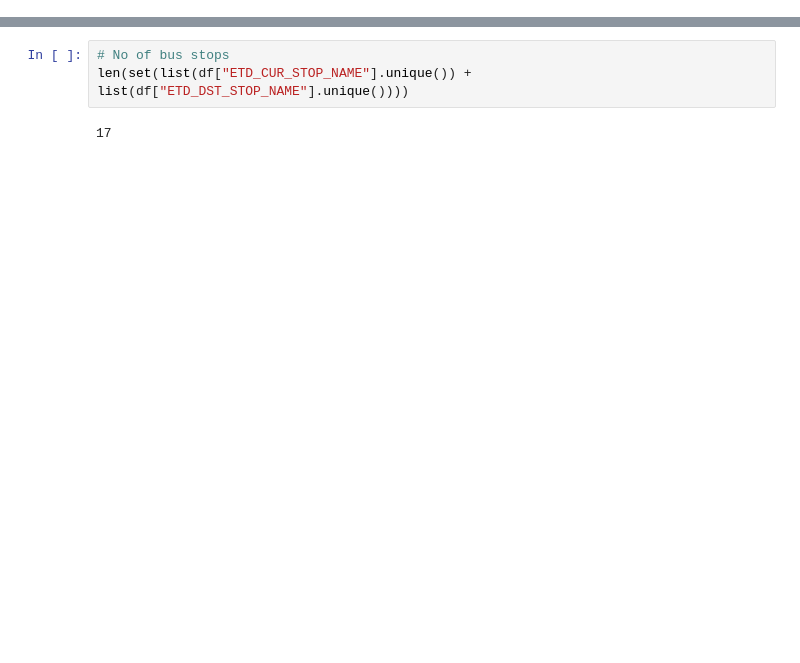
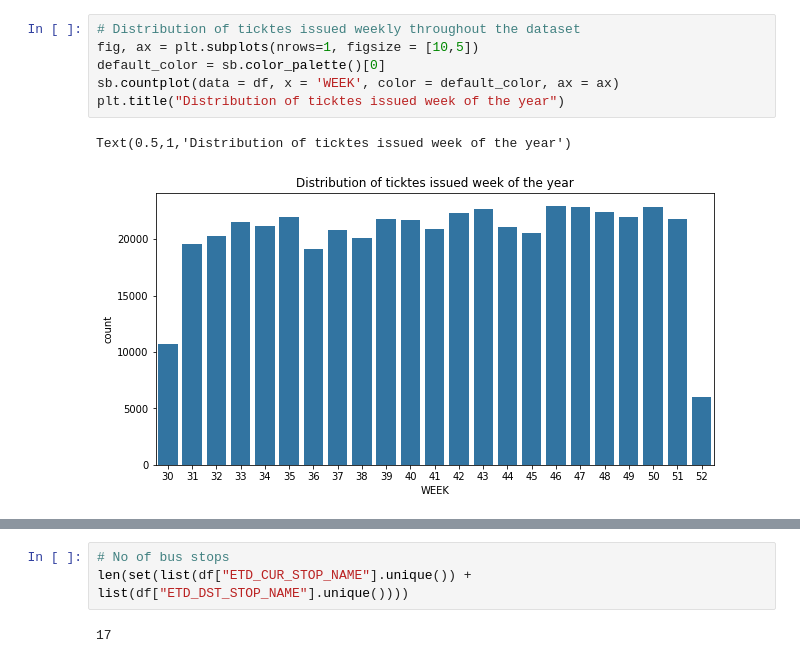
Before and after one commit to vaibhavmaurya/BusAndTicketsOptimization, a Jupyter notebook: notebooks/Data_Wrangling.ipynb, the cells around one changed output, grey strips where cells are left out. Saved outputs shown, nothing was run; the diff lists cells and outputs as text; blank space fills up the shorter version.

```diff
--- a/notebooks/Data_Wrangling.ipynb
+++ b/notebooks/Data_Wrangling.ipynb
@@ -177,0 +271,9 @@ df["ETD_CUR_STOP_NAME"].nunique(), df["ETD_DST_STOP_NAME"].nunique()
+# %%
+# Distribution of ticktes issued weekly throughout the dataset
+fig, ax = plt.subplots(nrows=1, figsize = [10,5])
+default_color = sb.color_palette()[0]
+sb.countplot(data = df, x = 'WEEK', color = default_color, ax = ax)
+plt.title("Distribution of ticktes issued week of the year")
+# %% [output]
+Text(0.5,1,'Distribution of ticktes issued week of the year')
+[figure, added]
```
Also changed, not shown: parts of 113 cells of this notebook, 3 other files.
